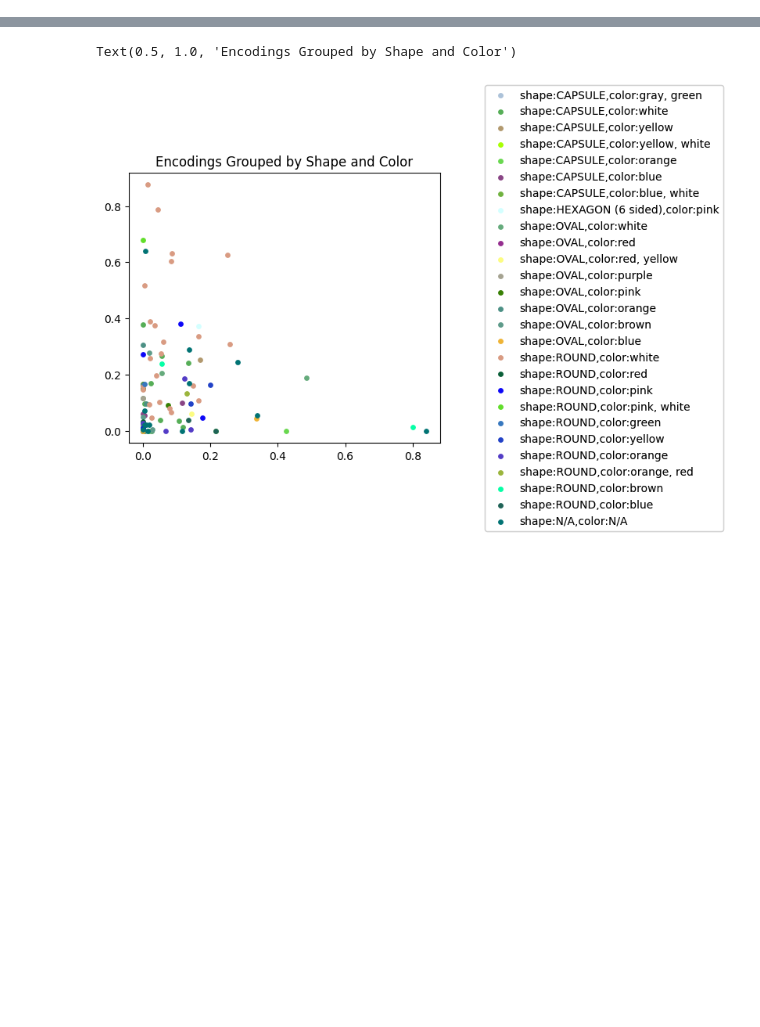
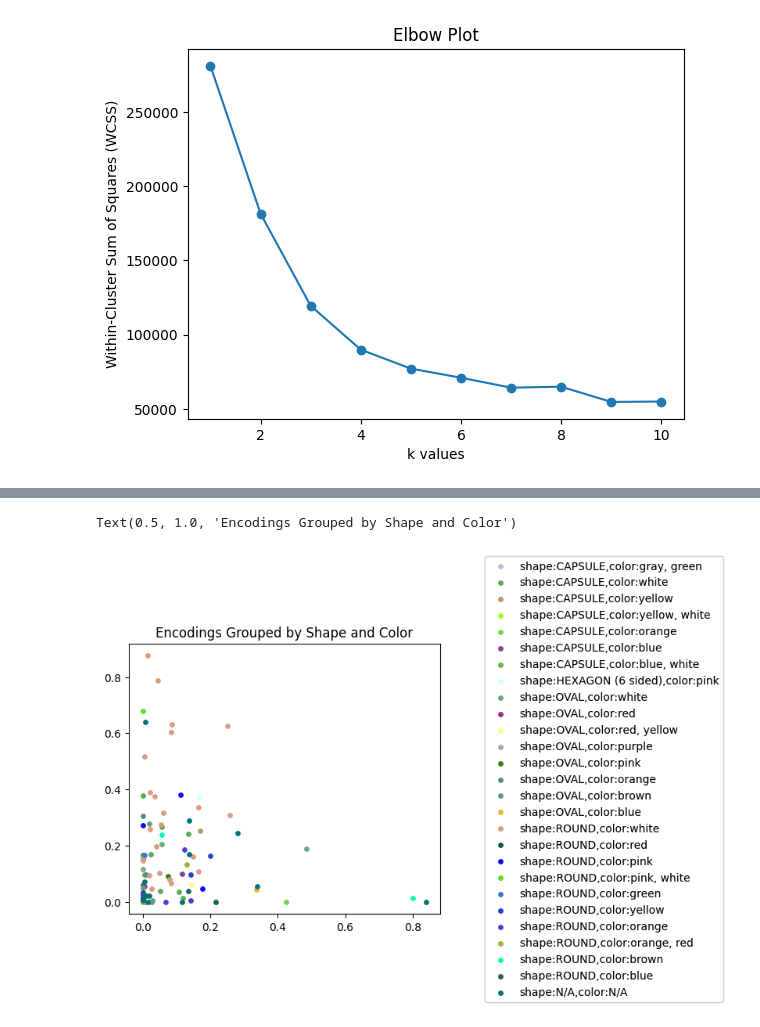
Before and after one commit to amandamarg/PillRecognition, a Jupyter notebook: k_means_clustering.ipynb, the cells around one changed output, grey strips where cells are left out. Drawn from its saved outputs; the diff is of its cells as text; code cells hidden in the pictures; blank space fills up the shorter version.

```diff
--- a/k_means_clustering.ipynb
+++ b/k_means_clustering.ipynb
@@ -108,0 +275,20 @@ rand_sample["encoding"] = encodeImages(rand_sample["image_path"], model).tolist(
+# %%
+start_k = 1
+max_k = 10
+wcss=[]
+for k in range(start_k, max_k+1):
+    kmeans = KMeans(n_clusters=k, random_state=0)
+    labels = kmeans.fit_predict(encodings)
+    center = kmeans.cluster_centers_
+    wcss.append(kmeans.inertia_)
+    n = len(labels)
+    colors = list(mpl.colors.XKCD_COLORS.keys())[0:n]
+
+plt.plot(np.arange(start_k, max_k+1), wcss, marker="o")
+plt.title("Elbow Plot")
+plt.xlabel("k values")
+plt.ylabel("Within-Cluster Sum of Squares (WCSS)")
+plt.savefig("elbow_plot_dim="+str(d)+".png")
+plt.show()
+# %% [output]
+[figure, added]
```
Also changed, not shown: parts of 18 cells of this notebook.
